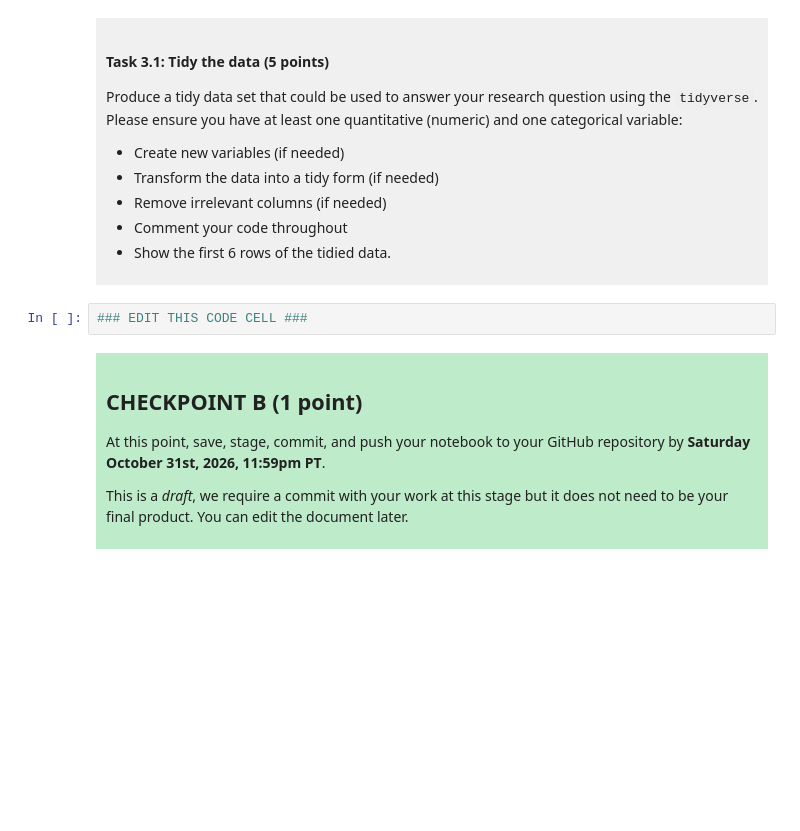
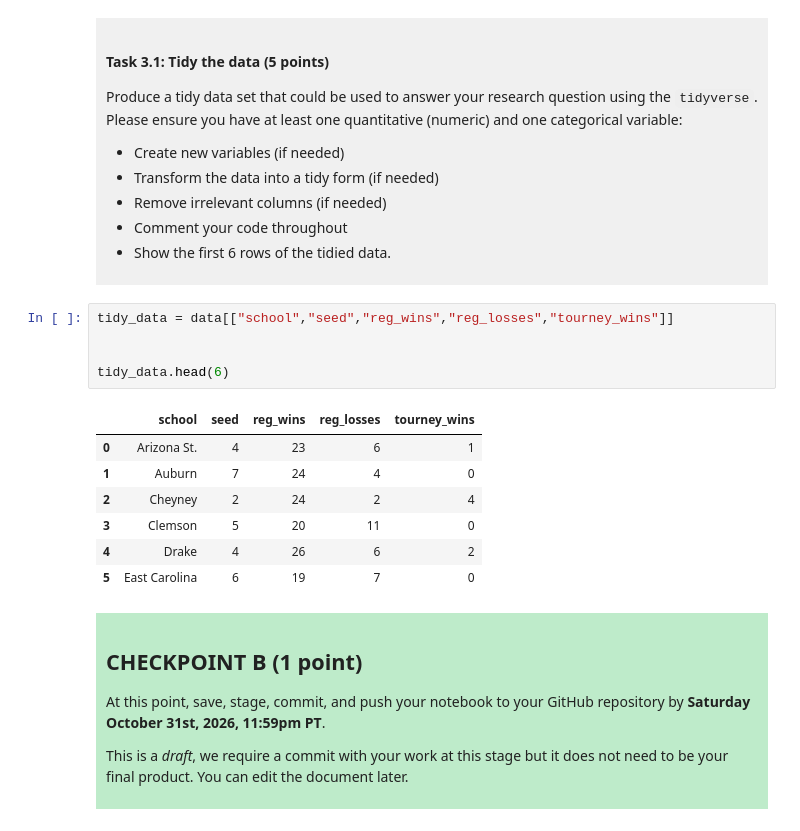
Before and after one commit to Happy-days-123/dsci-100-project-your-name, a Jupyter notebook: dsci-100-project-notebook.ipynb, the cells around one changed output. Saved outputs shown, nothing was run; the diff lists cells and outputs as text; blank space fills up the shorter version.

```diff
--- a/dsci-100-project-notebook.ipynb
+++ b/dsci-100-project-notebook.ipynb
@@ -187,7 +197,18 @@ Produce a tidy data set that could be used to answer your research question usin
 
 </div>
 # %%
-### EDIT THIS CODE CELL ###
+tidy_data = data[["school","seed","reg_wins","reg_losses","tourney_wins"]]
+
+
+tidy_data.head(6)
+# %% [output]
+|  | school | seed | reg_wins | reg_losses | tourney_wins |
+| 0 | Arizona St. | 4 | 23 | 6 | 1 |
+| 1 | Auburn | 7 | 24 | 4 | 0 |
+| 2 | Cheyney | 2 | 24 | 2 | 4 |
+| 3 | Clemson | 5 | 20 | 11 | 0 |
+| 4 | Drake | 4 | 26 | 6 | 2 |
+| 5 | East Carolina | 6 | 19 | 7 | 0 |
 # %% [markdown]
 <div style="background-color: #beebca; padding: 10px;">
 
```
Also changed, not shown: parts of 3 cells of this notebook.
